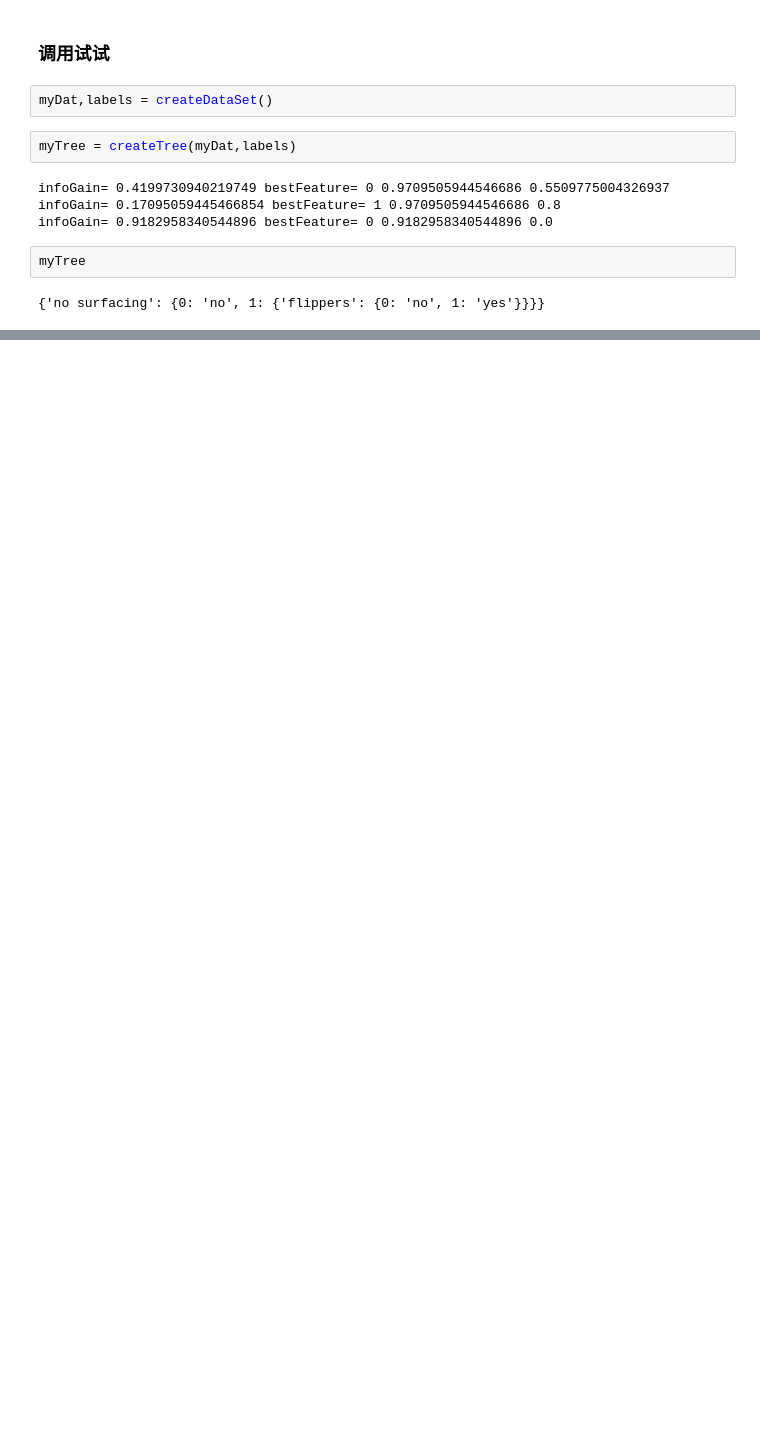
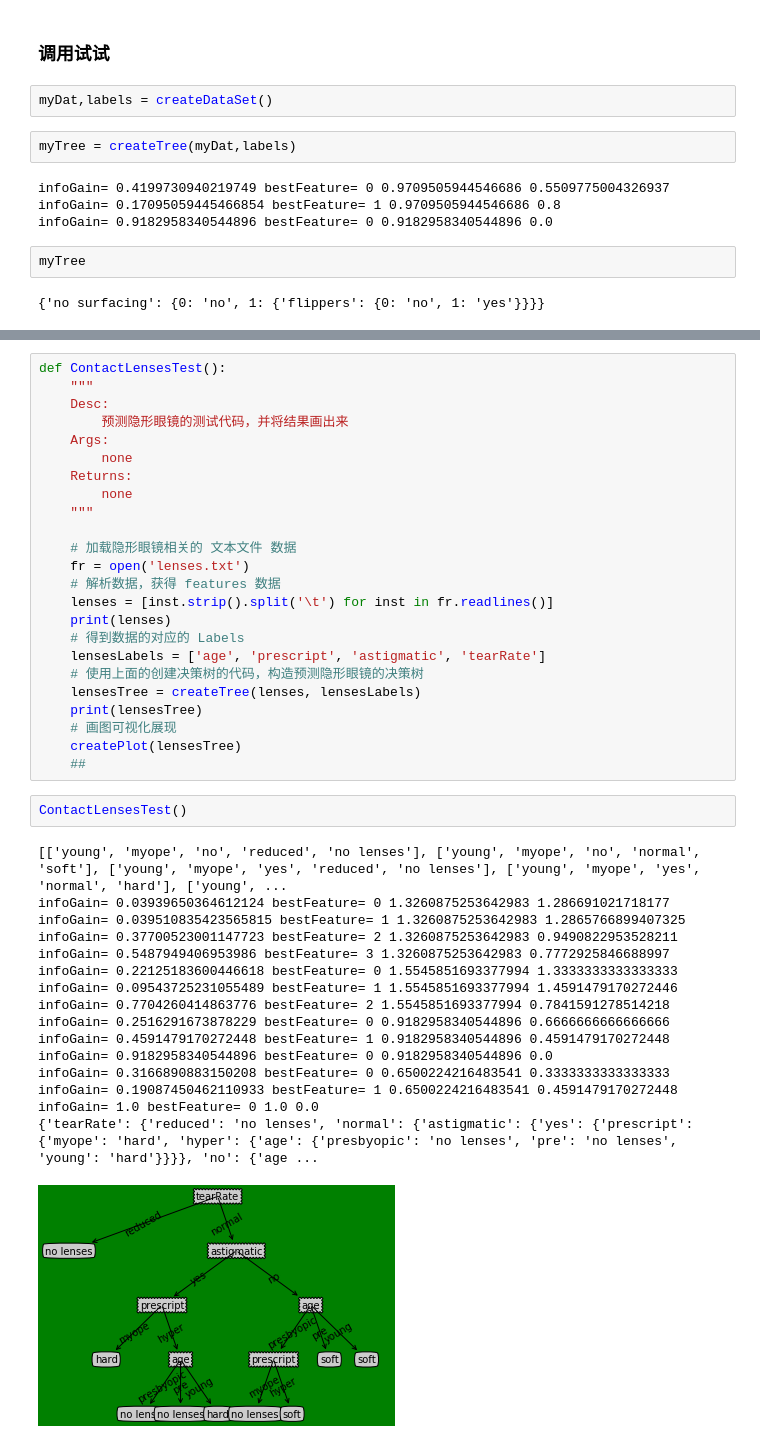
Before and after one commit to 3bangzi/Machine_Learning_in_Action_notes, a Jupyter notebook: 1_4章.ipynb, the cells around one changed output, grey strips where cells are left out. Cells and saved outputs as stored; diff of their text form; blank space fills up the shorter version.

```diff
--- a/1_4章.ipynb
+++ b/1_4章.ipynb
@@ -800,0 +1073,43 @@ myTree
+# %%
+def ContactLensesTest():
+    """
+    Desc:
+        预测隐形眼镜的测试代码，并将结果画出来
+    Args:
+        none
+    Returns:
+        none
+    """
+
+    # 加载隐形眼镜相关的 文本文件 数据
+    fr = open('lenses.txt')
+    # 解析数据，获得 features 数据
+    lenses = [inst.strip().split('\t') for inst in fr.readlines()]
+    print(lenses)
+    # 得到数据的对应的 Labels
+    lensesLabels = ['age', 'prescript', 'astigmatic', 'tearRate']
+    # 使用上面的创建决策树的代码，构造预测隐形眼镜的决策树
+    lensesTree = createTree(lenses, lensesLabels)
+    print(lensesTree)
+    # 画图可视化展现
+    createPlot(lensesTree)
+    ##
+# %%
+ContactLensesTest()
+# %% [output]
+[['young', 'myope', 'no', 'reduced', 'no lenses'], ['young', 'myope', 'no', 'normal', 'soft'], ['young', 'myope', 'yes', 'reduced', 'no lenses'], ['young', 'myope', 'yes', 'normal', 'hard'], ['young', ...
+infoGain= 0.03939650364612124 bestFeature= 0 1.3260875253642983 1.286691021718177
+infoGain= 0.039510835423565815 bestFeature= 1 1.3260875253642983 1.2865766899407325
+infoGain= 0.37700523001147723 bestFeature= 2 1.3260875253642983 0.9490822953528211
+infoGain= 0.5487949406953986 bestFeature= 3 1.3260875253642983 0.7772925846688997
+infoGain= 0.22125183600446618 bestFeature= 0 1.5545851693377994 1.3333333333333333
+infoGain= 0.09543725231055489 bestFeature= 1 1.5545851693377994 1.4591479170272446
+infoGain= 0.7704260414863776 bestFeature= 2 1.5545851693377994 0.7841591278514218
+infoGain= 0.2516291673878229 bestFeature= 0 0.9182958340544896 0.6666666666666666
+infoGain= 0.4591479170272448 bestFeature= 1 0.9182958340544896 0.4591479170272448
+infoGain= 0.9182958340544896 bestFeature= 0 0.9182958340544896 0.0
+infoGain= 0.3166890883150208 bestFeature= 0 0.6500224216483541 0.3333333333333333
+infoGain= 0.19087450462110933 bestFeature= 1 0.6500224216483541 0.4591479170272448
+infoGain= 1.0 bestFeature= 0 1.0 0.0
+{'tearRate': {'reduced': 'no lenses', 'normal': {'astigmatic': {'yes': {'prescript': {'myope': 'hard', 'hyper': {'age': {'presbyopic': 'no lenses', 'pre': 'no lenses', 'young': 'hard'}}}}, 'no': {'age ...
+[figure, added]
```
Also changed, not shown: parts of 31 cells of this notebook, 3 other files.
